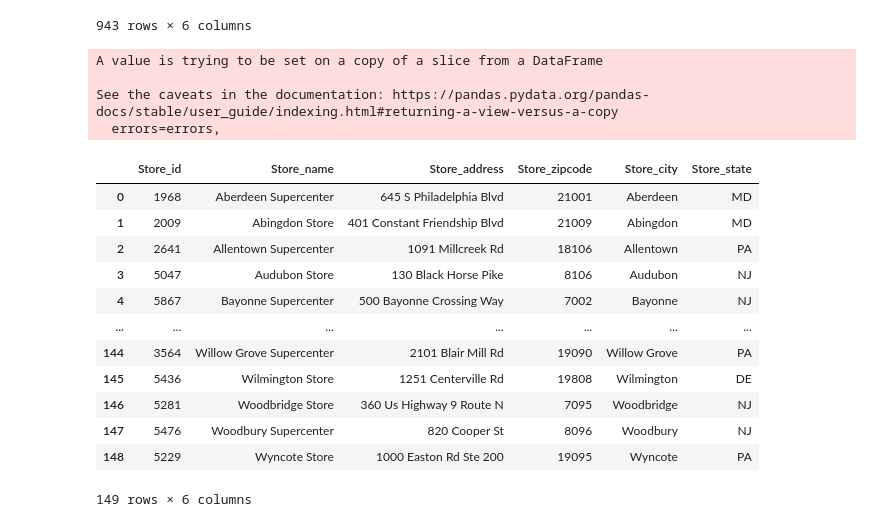
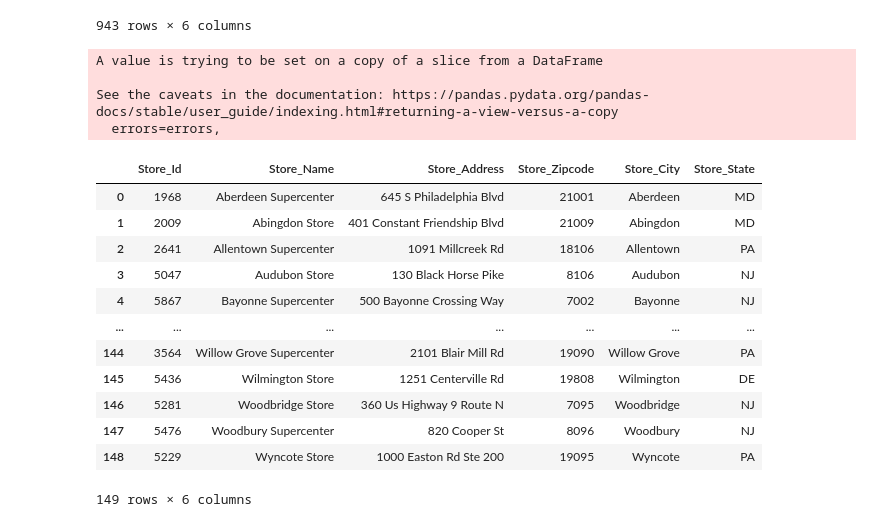
Before and after one commit to sir-omoreno/the_kitchen_ETL, a Jupyter notebook: Load-Correction.ipynb, the cells around one changed output. Drawn from its saved outputs; the diff is of its cells as text; code cells hidden in the pictures.

```diff
--- a/Load-Correction.ipynb
+++ b/Load-Correction.ipynb
@@ -156,17 +157,17 @@ recipetable_df
 # %%
 # Walmart Table cleanup
 store_df = storeinfo_df[["store_id","name","address","postalCode","city","state"]]
-store_df.rename(columns={"store_id":"Store_id","name":"Store_name","address":"Store_address", "postalCode":"Store_zipcode", "city":"Store_city","state":"Store_state"},inplace=True)
+store_df.rename(columns={"store_id":"Store_Id","name":"Store_Name","address":"Store_Address", "postalCode":"Store_Zipcode", "city":"Store_City","state":"Store_State"},inplace=True)
 
 #store_df.set_index("Store_id",inplace=True)
 
 store_df
 # %% [output]
 A value is trying to be set on a copy of a slice from a DataFrame
 
 See the caveats in the documentation: https://pandas.pydata.org/pandas-docs/stable/user_guide/indexing.html#returning-a-view-versus-a-copy
   errors=errors,
-|  | Store_id | Store_name | Store_address | Store_zipcode | Store_city | Store_state |
+|  | Store_Id | Store_Name | Store_Address | Store_Zipcode | Store_City | Store_State |
 | 0 | 1968 | Aberdeen Supercenter | 645 S Philadelphia Blvd | 21001 | Aberdeen | MD |
 | 1 | 2009 | Abingdon Store | 401 Constant Friendship Blvd | 21009 | Abingdon | MD |
 | 2 | 2641 | Allentown Supercenter | 1091 Millcreek Rd | 18106 | Allentown | PA |
```
Also changed, not shown: parts of 2 cells of this notebook.
